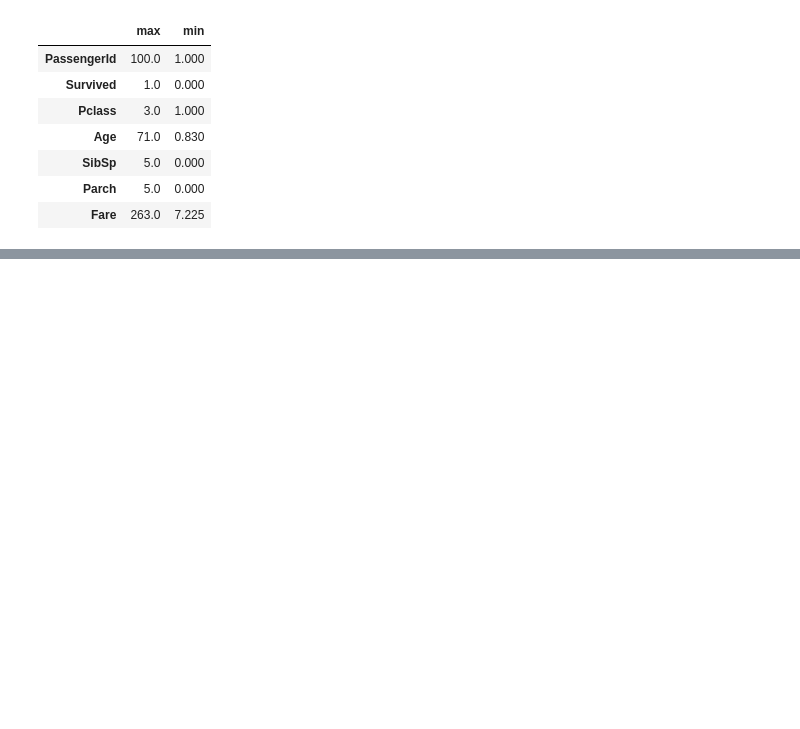
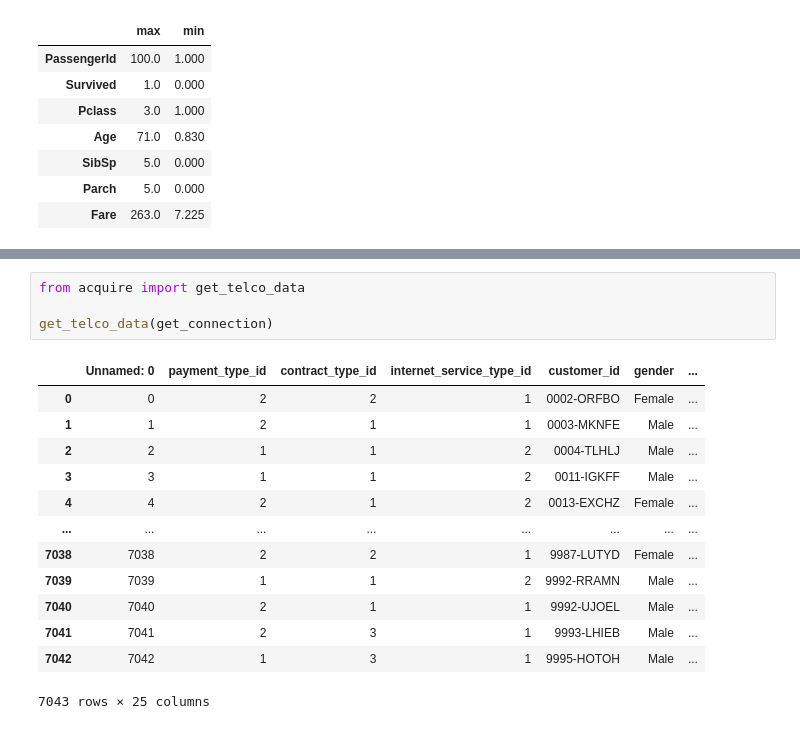
Before and after one commit to ihcrane/classification, a Jupyter notebook: classification.ipynb, the cells around one changed output, grey strips where cells are left out. Drawn from its saved outputs; the diff is of its cells as text; blank space fills up the shorter version.

```diff
--- a/classification.ipynb
+++ b/classification.ipynb
@@ -217,0 +252,18 @@ NameError: name 'os' is not defined
+# %%
+from acquire import get_telco_data
+
+get_telco_data(get_connection)
+# %% [output]
+|  | Unnamed: 0 | payment_type_id | contract_type_id | internet_service_type_id | customer_id | gender | ... |
+| 0 | 0 | 2 | 2 | 1 | 0002-ORFBO | Female | ... |
+| 1 | 1 | 2 | 1 | 1 | 0003-MKNFE | Male | ... |
+| 2 | 2 | 1 | 1 | 2 | 0004-TLHLJ | Male | ... |
+| 3 | 3 | 1 | 1 | 2 | 0011-IGKFF | Male | ... |
+| 4 | 4 | 2 | 1 | 2 | 0013-EXCHZ | Female | ... |
+| ... | ... | ... | ... | ... | ... | ... | ... |
+| 7038 | 7038 | 2 | 2 | 1 | 9987-LUTYD | Female | ... |
+| 7039 | 7039 | 1 | 1 | 2 | 9992-RRAMN | Male | ... |
+| 7040 | 7040 | 2 | 1 | 1 | 9992-UJOEL | Male | ... |
+| 7041 | 7041 | 2 | 3 | 1 | 9993-LHIEB | Male | ... |
+| 7042 | 7042 | 1 | 3 | 1 | 9995-HOTOH | Male | ... |
+7043 rows × 25 columns
```
Also changed, not shown: parts of 2 cells of this notebook, 2 other files.
